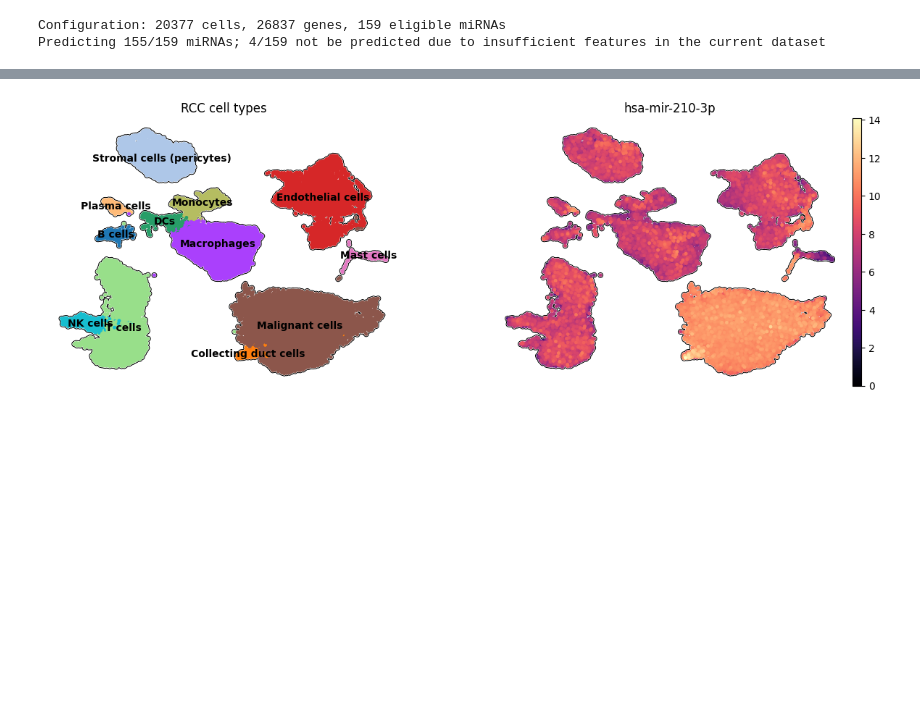
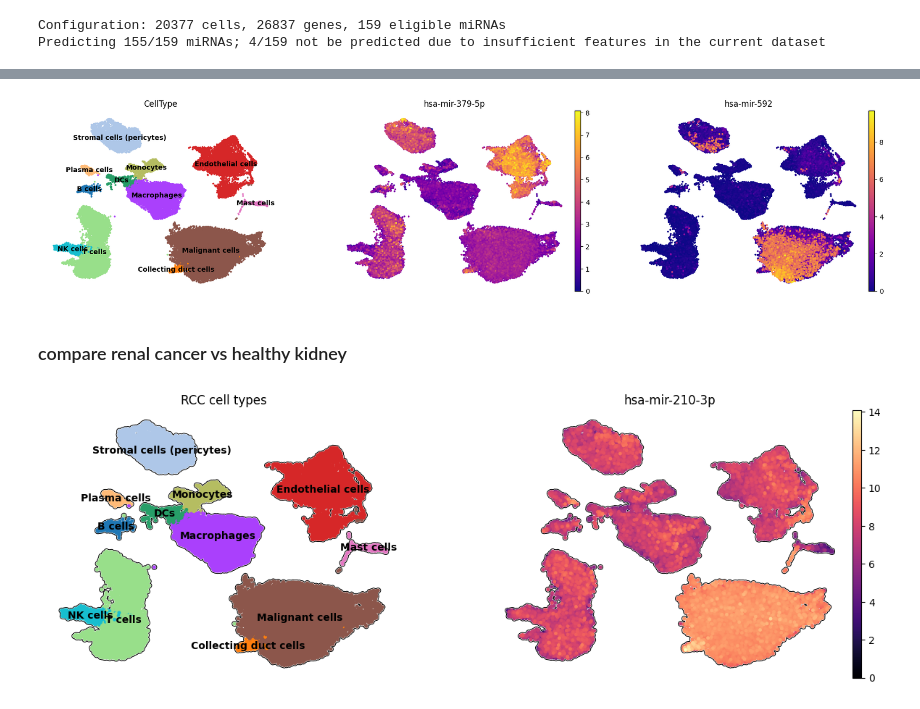
Before and after one commit to neuropromotion/miRNA-prediction-in-single-cell-RNA-seq-data, a Jupyter notebook: ml_pipeline/final_train_test_inference/inference/Inference_example.ipynb, the cells around one changed output, grey strips where cells are left out. Saved outputs shown, nothing was run; the diff lists cells and outputs as text; code cells hidden in the pictures; blank space fills up the shorter version.

```diff
--- a/ml_pipeline/final_train_test_inference/inference/Inference_tutorial.ipynb
+++ b/ml_pipeline/final_train_test_inference/inference/Inference_example.ipynb
@@ -118,8 +145,2 @@ len(predicted_mirs)
 # %%
-'''
-path_rcc = "/home/amismailov/mirna-repo/ml_pipeline/data/RCC_predicted.h5ad"
-path_healthy = "/home/amismailov/mirna-repo/ml_pipeline/data/control_kidney_healthy_predicted.h5ad"
-
-rcc_adata = sc.read_h5ad(path_rcc)
-healthy_adata = sc.read_h5ad(path_healthy)
-'''
+mk = predictor.find_markers(rcc_adata, groupby="CellType")
@@ -126,3 +167,9 @@ healthy_adata = sc.read_h5ad(path_healthy)
+# %%
+sc.pl.umap(rcc_adata, color=['CellType', 'hsa-mir-379-5p', 'hsa-mir-592'], legend_loc="on data", size=30, alpha=1, frameon=False, cmap='plasma')
+# %% [output]
+[figure, added]
+# %% [markdown]
+### compare renal cancer vs healthy kidney
 # %%
 mirs =['hsa-mir-210-3p',
         'hsa-mir-26a-5p',
```
Also changed, not shown: parts of 19 cells of this notebook, 8 other files.
